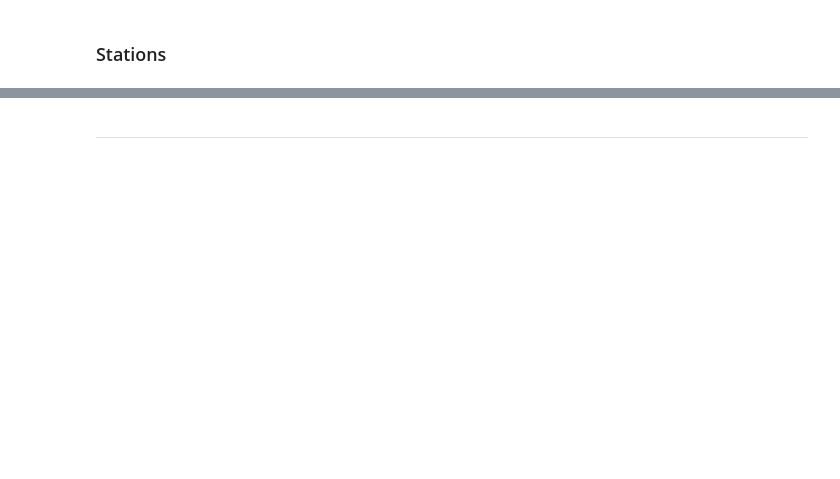
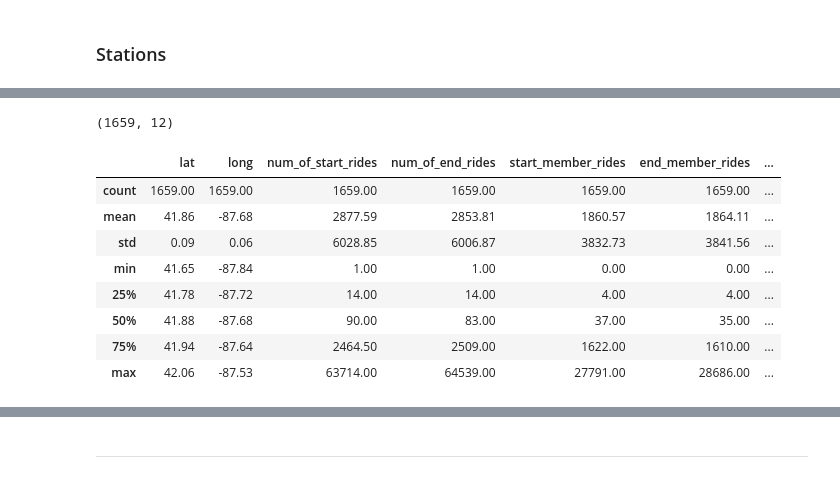
Before and after one commit to ntinasf/Personal-Project-DA, a Jupyter notebook: analysis.ipynb, the cells around one changed output, grey strips where cells are left out. Cells and saved outputs as stored; diff of their text form; code cells hidden in the pictures; blank space fills up the shorter version.

```diff
--- a/analysis.ipynb
+++ b/analysis.ipynb
@@ -427,0 +450,16 @@ stations.sort_values('member_rides', ascending=False).head(5)
+# %%
+stations.shape
+# %% [output]
+(1659, 12)
+# %%
+round(stations.describe(), 2)
+# %% [output]
+|  | lat | long | num_of_start_rides | num_of_end_rides | start_member_rides | end_member_rides | ... |
+| count | 1659.00 | 1659.00 | 1659.00 | 1659.00 | 1659.00 | 1659.00 | ... |
+| mean | 41.86 | -87.68 | 2877.59 | 2853.81 | 1860.57 | 1864.11 | ... |
+| std | 0.09 | 0.06 | 6028.85 | 6006.87 | 3832.73 | 3841.56 | ... |
+| min | 41.65 | -87.84 | 1.00 | 1.00 | 0.00 | 0.00 | ... |
+| 25% | 41.78 | -87.72 | 14.00 | 14.00 | 4.00 | 4.00 | ... |
+| 50% | 41.88 | -87.68 | 90.00 | 83.00 | 37.00 | 35.00 | ... |
+| 75% | 41.94 | -87.64 | 2464.50 | 2509.00 | 1622.00 | 1610.00 | ... |
+| max | 42.06 | -87.53 | 63714.00 | 64539.00 | 27791.00 | 28686.00 | ... |
```
Also changed, not shown: parts of 34 cells of this notebook, 4 other files.
